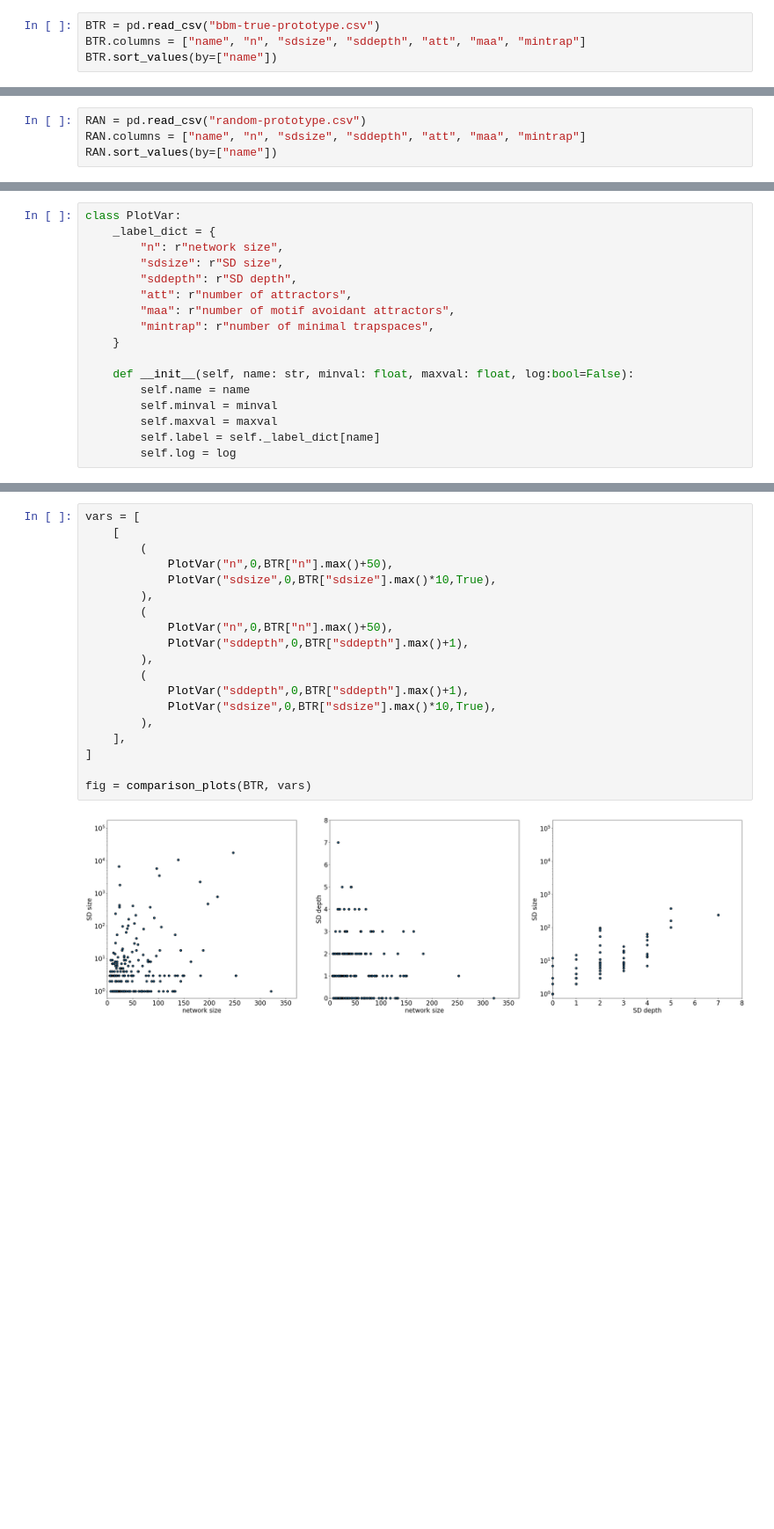
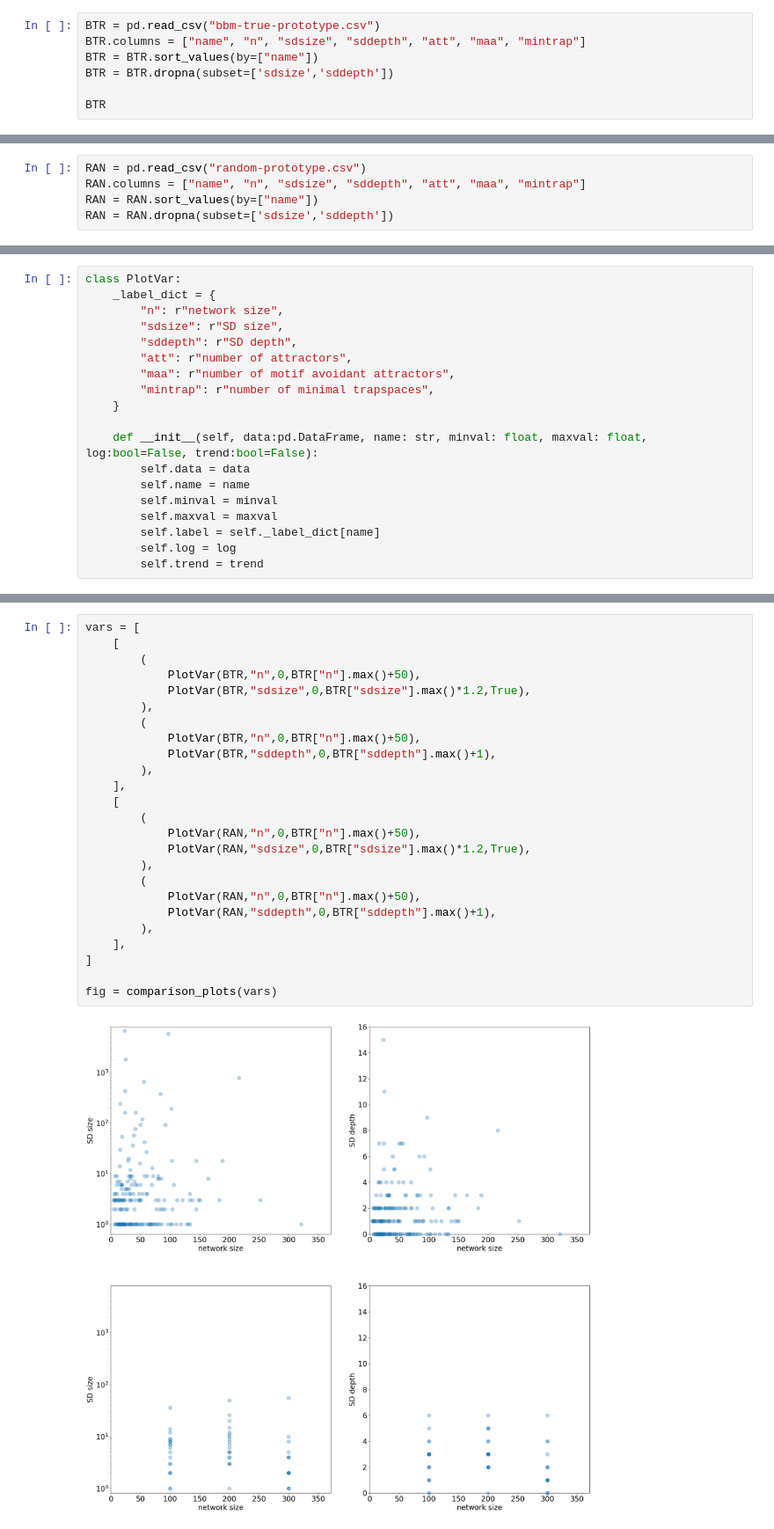
Before and after one commit to jcrozum/biobalm, a Jupyter notebook: analysis/output_analysis.ipynb, the cells around one changed output, grey strips where cells are left out. Shown at 88% size. Cells and saved outputs as stored; diff of their text form; blank space fills up the shorter version.

Commit message:
add trendline

```diff
--- a/analysis/output_analysis.ipynb
+++ b/analysis/output_analysis.ipynb
@@ -13,6 +10,9 @@ plt.rcParams.update({'font.size':20})
 # %%
 BTR = pd.read_csv("bbm-true-prototype.csv")
 BTR.columns = ["name", "n", "sdsize", "sddepth", "att", "maa", "mintrap"]
-BTR.sort_values(by=["name"])
+BTR = BTR.sort_values(by=["name"])
+BTR = BTR.dropna(subset=['sdsize','sddepth'])
+
+BTR
 # %% [output]
 |  | name | n | sdsize | sddepth | att | maa | mintrap |
@@ -49,4 +36,5 @@ BID.sort_values(by=["name"])
 # %%
 RAN = pd.read_csv("random-prototype.csv")
 RAN.columns = ["name", "n", "sdsize", "sddepth", "att", "maa", "mintrap"]
-RAN.sort_values(by=["name"])
+RAN = RAN.sort_values(by=["name"])
+RAN = RAN.dropna(subset=['sdsize','sddepth'])
@@ -75,10 +49,12 @@ class PlotVar:
         "mintrap": r"number of minimal trapspaces",
     }
 
-    def __init__(self, name: str, minval: float, maxval: float, log:bool=False):
+    def __init__(self, data:pd.DataFrame, name: str, minval: float, maxval: float, log:bool=False, trend:bool=False):
+        self.data = data
         self.name = name
         self.minval = minval
         self.maxval = maxval
         self.label = self._label_dict[name]
         self.log = log
+        self.trend = trend
 # %%
@@ -131,21 +166,27 @@ def comparison_plots(data, vars, hlines=None, vlines=None):
 # %%
 vars = [
     [
         (
-            PlotVar("n",0,BTR["n"].max()+50),
-            PlotVar("sdsize",0,BTR["sdsize"].max()*10,True),
+            PlotVar(BTR,"n",0,BTR["n"].max()+50),
+            PlotVar(BTR,"sdsize",0,BTR["sdsize"].max()*1.2,True),
         ),
         (
-            PlotVar("n",0,BTR["n"].max()+50),
-            PlotVar("sddepth",0,BTR["sddepth"].max()+1),
+            PlotVar(BTR,"n",0,BTR["n"].max()+50),
+            PlotVar(BTR,"sddepth",0,BTR["sddepth"].max()+1),
+        ),
+    ],
+    [
+        (
+            PlotVar(RAN,"n",0,BTR["n"].max()+50),
+            PlotVar(RAN,"sdsize",0,BTR["sdsize"].max()*1.2,True),
         ),
         (
-            PlotVar("sddepth",0,BTR["sddepth"].max()+1),
-            PlotVar("sdsize",0,BTR["sdsize"].max()*10,True),
+            PlotVar(RAN,"n",0,BTR["n"].max()+50),
+            PlotVar(RAN,"sddepth",0,BTR["sddepth"].max()+1),
         ),
     ],
 ]
 
-fig = comparison_plots(BTR, vars)
+fig = comparison_plots(vars)
 # %% [output]
-[figure, old version]
+[figure, new version]
```
Also changed, not shown: parts of 7 cells of this notebook, 1 other file.
